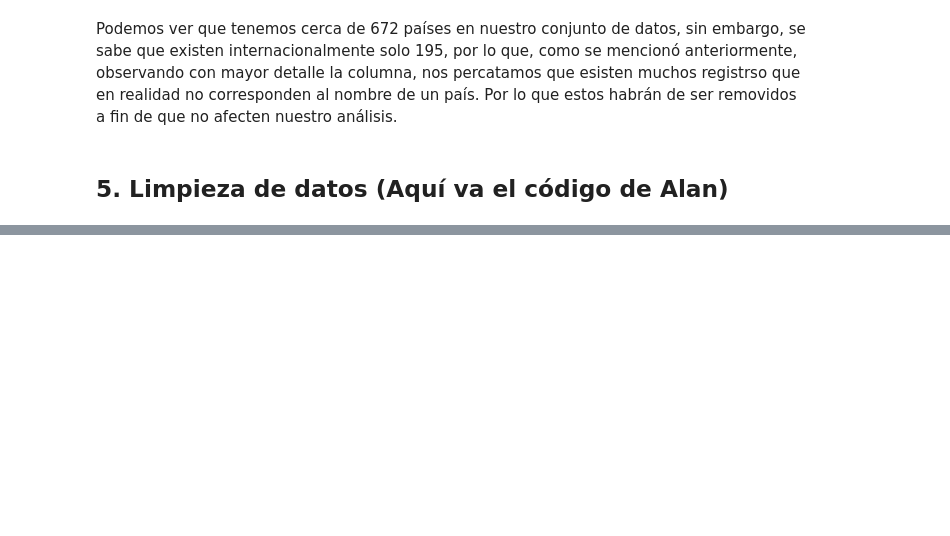
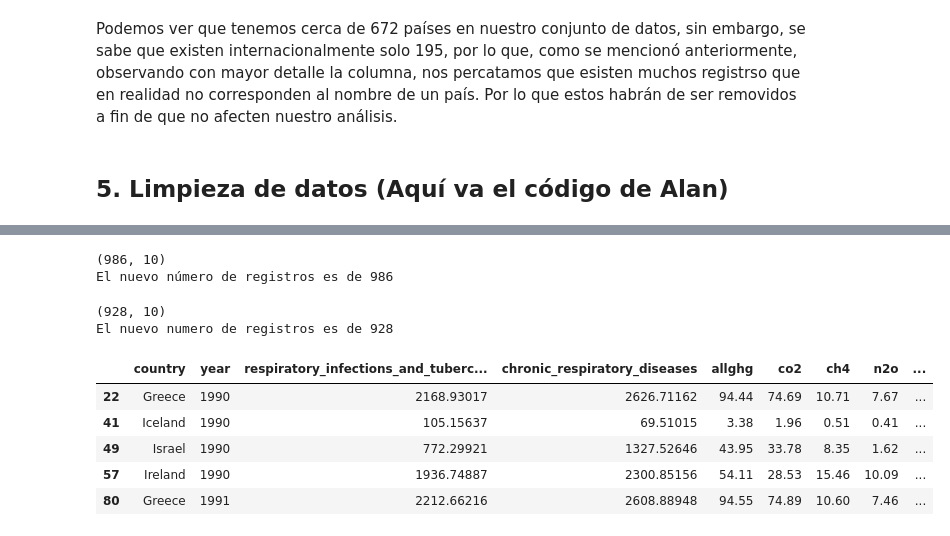
Before and after one commit to POF77/BEDU.M2.Proyecto, a Jupyter notebook: Proyecto_BEDU.ipynb, the cells around one changed output, grey strips where cells are left out. Drawn from its saved outputs; the diff is of its cells as text; code cells hidden in the pictures; blank space fills up the shorter version.

```diff
--- a/Proyecto_BEDU.ipynb
+++ b/Proyecto_BEDU.ipynb
@@ -159,0 +215,24 @@ Podemos ver que tenemos cerca de 672 países en nuestro conjunto de datos, sin e
+# %%
+# Eliminamos los Na's de las variables referentes a los gases de efecto invernadero
+df = df.dropna(subset = ["allghg","co2","ch4","n2o","fgas","mean_annual_tempC"])
+print(f"El nuevo número de registros es de {df.shape[0]}")
+# %% [output]
+(986, 10)
+El nuevo número de registros es de 986
+# %%
+# Eliminamos los Na's de las variables referentes a las enferemedades respiratorias
+df = df.dropna(subset=["respiratory_infections_and_tuberculosis","chronic_respiratory_diseases"])
+print(f"El nuevo numero de registros es de {df.shape[0]}")
+# %% [output]
+(928, 10)
+El nuevo numero de registros es de 928
+# %%
+# Observemos como se han modificado los índices hasta ahora
+df.head()
+# %% [output]
+|  | country | year | respiratory_infections_and_tuberc... | chronic_respiratory_diseases | allghg | co2 | ch4 | n2o | ... |
+| 22 | Greece | 1990 | 2168.93017 | 2626.71162 | 94.44 | 74.69 | 10.71 | 7.67 | ... |
+| 41 | Iceland | 1990 | 105.15637 | 69.51015 | 3.38 | 1.96 | 0.51 | 0.41 | ... |
+| 49 | Israel | 1990 | 772.29921 | 1327.52646 | 43.95 | 33.78 | 8.35 | 1.62 | ... |
+| 57 | Ireland | 1990 | 1936.74887 | 2300.85156 | 54.11 | 28.53 | 15.46 | 10.09 | ... |
+| 80 | Greece | 1991 | 2212.66216 | 2608.88948 | 94.55 | 74.89 | 10.60 | 7.46 | ... |
```
Also changed, not shown: parts of 17 cells of this notebook.
